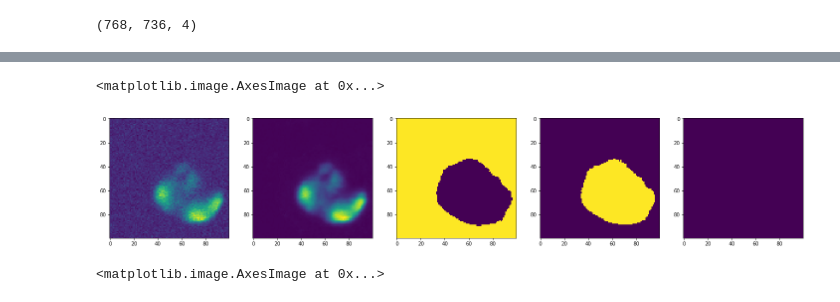
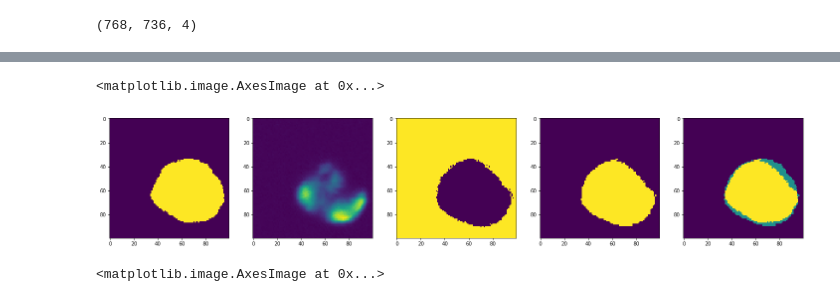
Before and after one commit to juglab/VoidSeg_cluster, a Jupyter notebook: noise2seg/examples/2D/N2V_denoising2D.ipynb, the cells around one changed output, grey strips where cells are left out. Saved outputs shown, nothing was run; the diff lists cells and outputs as text; code cells hidden in the pictures.

```diff
--- a/noise2seg/examples/2D/N2V_denoising2D.ipynb
+++ b/noise2seg/examples/2D/N2V_denoising2D.ipynb
@@ -305,7 +305,7 @@ plot_history(history,['loss','val_loss']);
 ['loss', 'lr', 'mae', 'mse', 'val_loss', 'val_mae', 'val_mse']
 [figure]
 # %%
-model.load_weights('/home/tbuchhol/falcon/StarVoid/outdata/sv_testing_noAug_withDenoising/train_100/sv_model/weights_best.h5')
+model.load_weights('/home/tbuchhol/falcon/StarVoid/outdata/sv_testing_withDenoising/train_100/sv_model/weights_best.h5')
 # %%
 pred =  model.predict(X_train[0], 'YX', normalizer=None)
 # %%
@@ -365,18 +329,18 @@ for i in range(0,601,100):
 # %%
 plt.figure(figsize=(25,5))
 plt.subplot(1,5,1)
-plt.imshow(Y_train[0,200:300,250:350,0])
+plt.imshow(Y_train[0,200:300,250:350,3])
 plt.subplot(1,5,2)
 plt.imshow(denoised[200:300,250:350])
 plt.subplot(1,5,3)
 plt.imshow(seg[200:300,250:350,0]>0.5)
 plt.subplot(1,5,4)
 plt.imshow(seg[200:300,250:350,1]>0.5)
 plt.subplot(1,5,5)
-plt.imshow(seg[200:300,250:350,2]>0.5)
+plt.imshow((seg[200:300,250:350,1]>0.5).astype(np.int32) + Y_train[0,200:300,250:350,3])
 # %% [output]
 <matplotlib.image.AxesImage at 0x...>
-[figure, old version]
+[figure, new version]
 # %%
 plt.figure(figsize=(25,5))
 plt.subplot(1,5,1)
```
Also changed, not shown: parts of 3 cells of this notebook, 1 other file.
